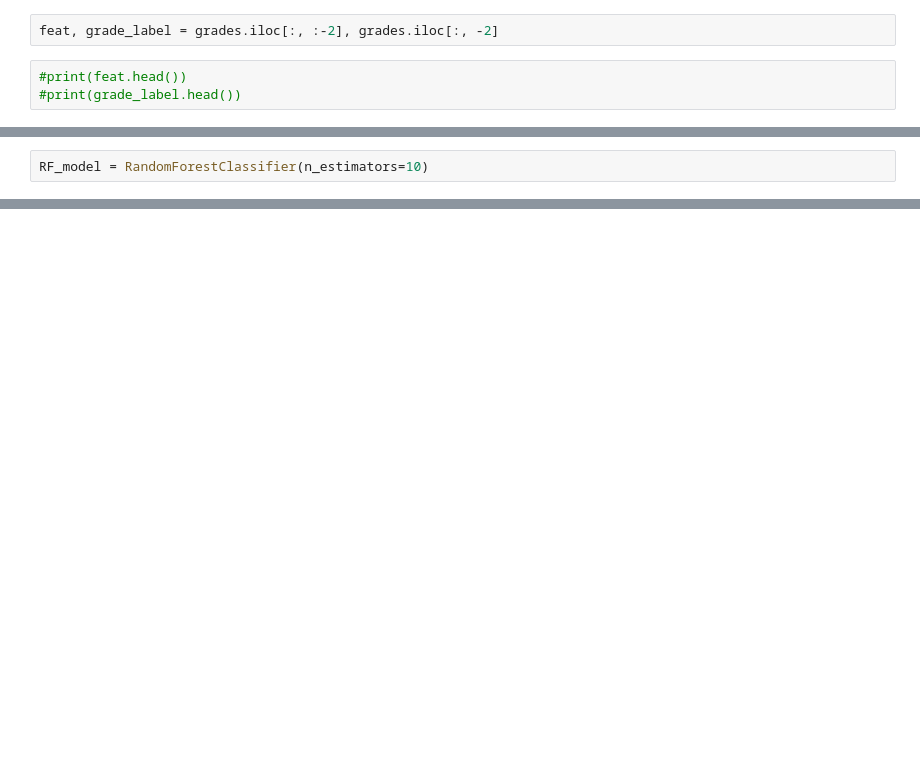
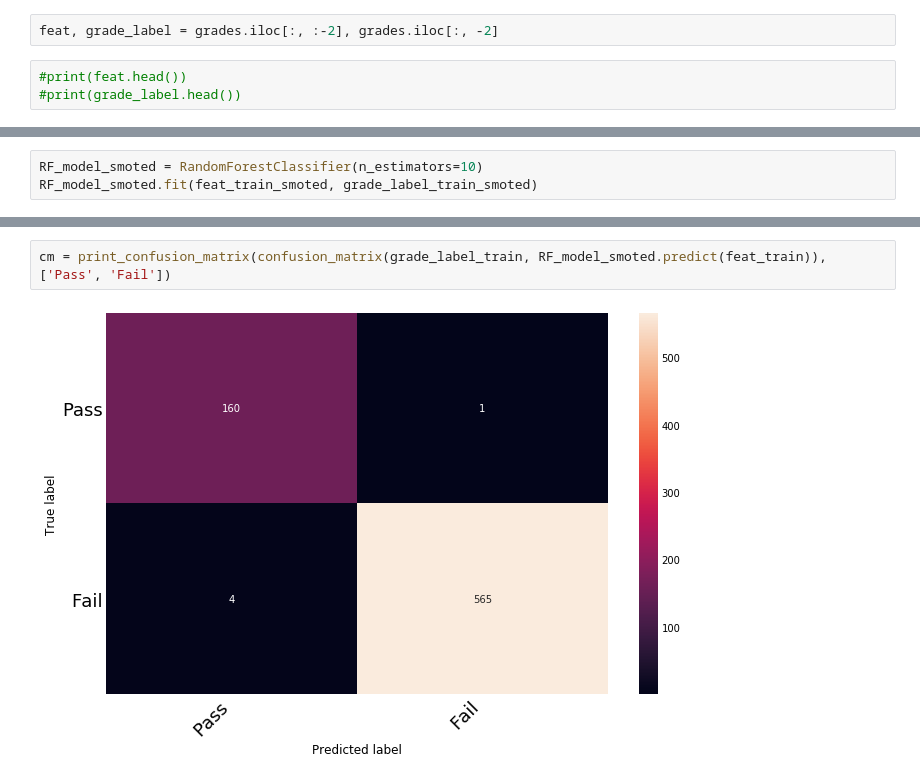
Before and after one commit to Auste1989/metis_projects, a Jupyter notebook: Student_Grade_Prediction/Student_Grade_Prediction_Modelling.ipynb, the cells around one changed output, grey strips where cells are left out. Cells and saved outputs as stored; diff of their text form; blank space fills up the shorter version.

```diff
--- a/Student_Grade_Prediction/Student_Grade_Prediction_Modelling.ipynb
+++ b/Student_Grade_Prediction/Student_Grade_Prediction_Modelling.ipynb
@@ -87,2 +261,3 @@ feat_train, feat_test, grade_label_train, grade_label_test = train_test_split(fe
 # %%
-RF_model = RandomForestClassifier(n_estimators=10)
+RF_model_smoted = RandomForestClassifier(n_estimators=10)
+RF_model_smoted.fit(feat_train_smoted, grade_label_train_smoted)
@@ -88,0 +272,4 @@ RF_model = RandomForestClassifier(n_estimators=10)
+# %%
+cm = print_confusion_matrix(confusion_matrix(grade_label_train, RF_model_smoted.predict(feat_train)), ['Pass', 'Fail'])
+# %% [output]
+[figure, added]
```
Also changed, not shown: parts of 21 cells of this notebook, 2 other files.
